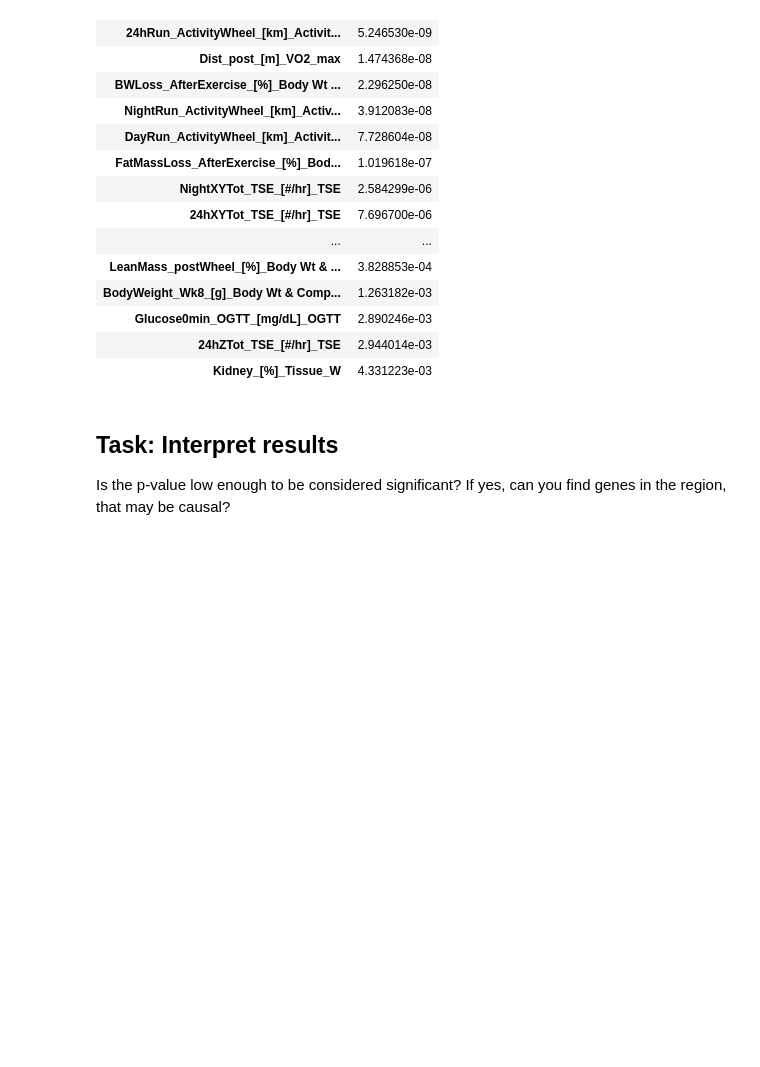
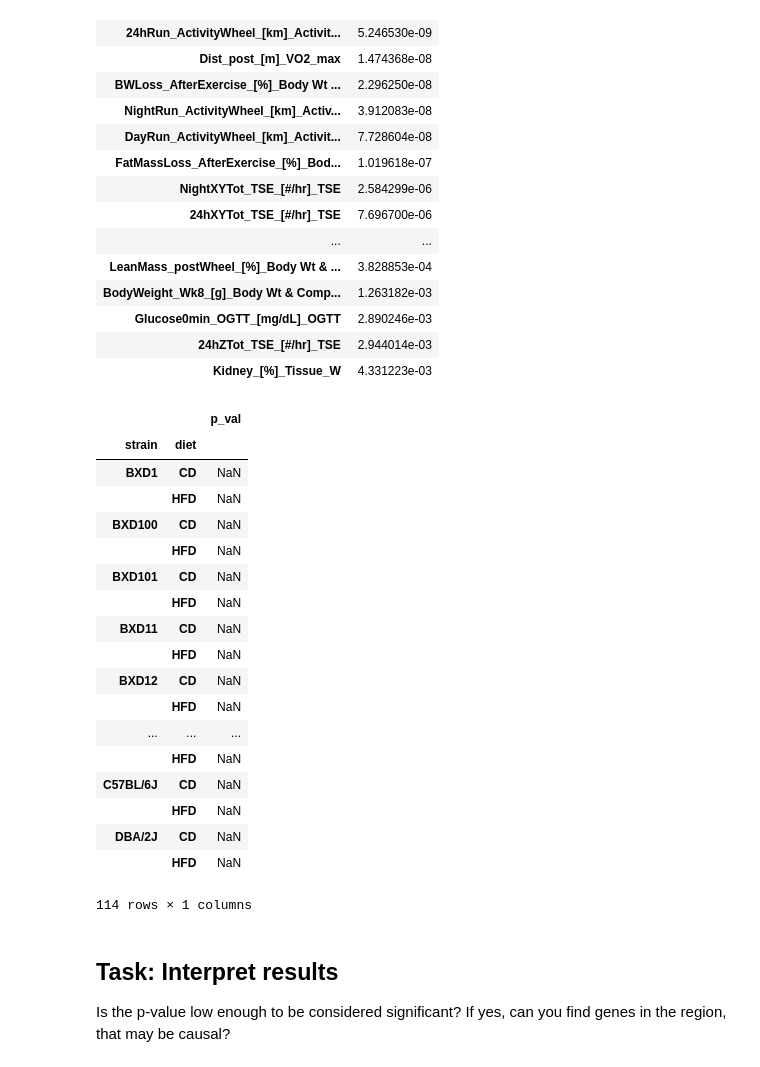
Before and after one commit to Osrip/Integrated_Bioinformatics, a Jupyter notebook: IntegratedBioinformatics/notebooks/Day4_GWAS_Quantitative.ipynb, the cells around one changed output. Saved outputs shown, nothing was run; the diff lists cells and outputs as text; code cells hidden in the pictures; blank space fills up the shorter version.

```diff
--- a/IntegratedBioinformatics/notebooks/Day4_GWAS_Quantitative.ipynb
+++ b/IntegratedBioinformatics/notebooks/Day4_GWAS_Quantitative.ipynb
@@ -384,3 +394,25 @@ p_vals.sort_values(by = 'p_val', ascending = True).iloc[0:20,:]
+# %%
+p_vals
+# %% [output]
+|  |  | p_val |
+| strain | diet |  |
+| BXD1 | CD | NaN |
+|  | HFD | NaN |
+| BXD100 | CD | NaN |
+|  | HFD | NaN |
+| BXD101 | CD | NaN |
+|  | HFD | NaN |
+| BXD11 | CD | NaN |
+|  | HFD | NaN |
+| BXD12 | CD | NaN |
+|  | HFD | NaN |
+| ... | ... | ... |
+|  | HFD | NaN |
+| C57BL/6J | CD | NaN |
+|  | HFD | NaN |
+| DBA/2J | CD | NaN |
+|  | HFD | NaN |
+114 rows × 1 columns
 # %% [markdown]
 ## Task: Interpret results
 Is the p-value low enough to be considered significant? If yes, can you find genes in the region, that may be causal?
```
Also changed, not shown: parts of 2 cells of this notebook, 1 other file.
